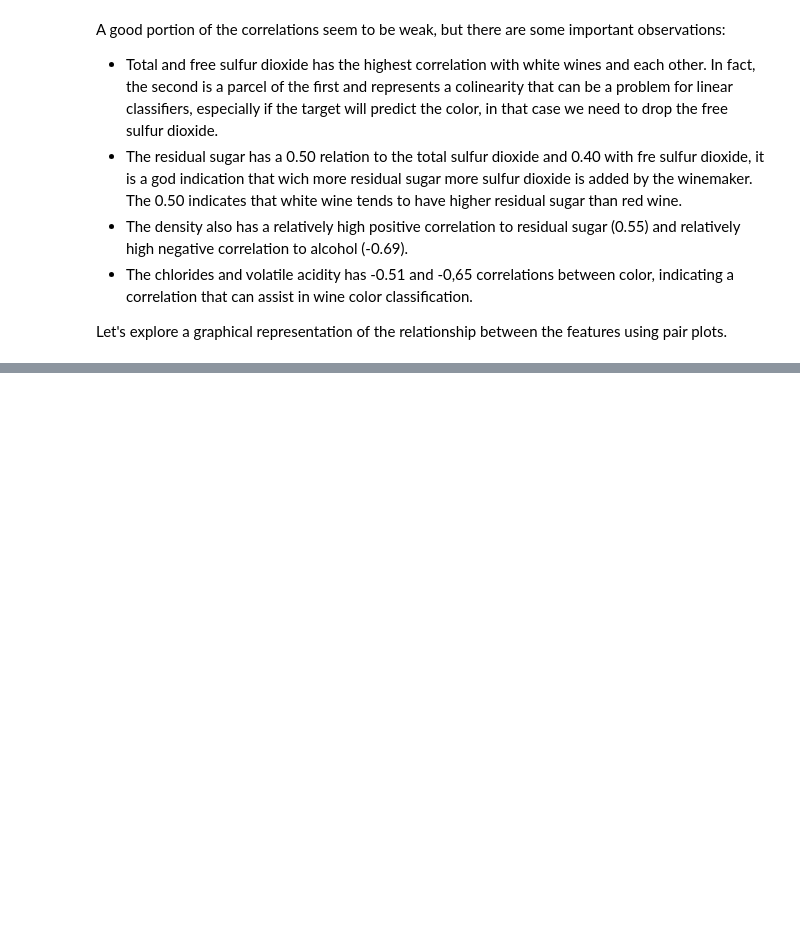
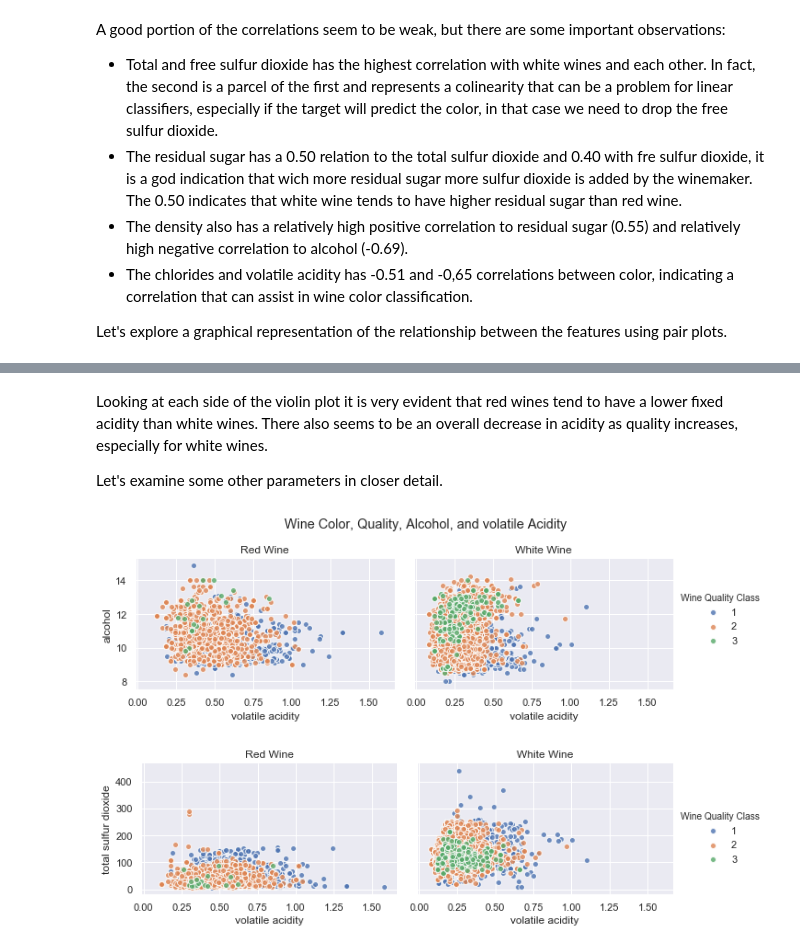
Before and after one commit to nwdelafu/wine-quality, a Jupyter notebook: main.ipynb, the cells around one changed output, grey strips where cells are left out. Drawn from its saved outputs; the diff is of its cells as text; code cells hidden in the pictures; blank space fills up the shorter version.

```diff
--- a/main.ipynb
+++ b/main.ipynb
@@ -561,0 +644,26 @@ plt.show()
+# %% [markdown]
+Looking at each side of the violin plot it is very evident that red wines tend to have a lower fixed acidity than white wines. There also seems to be an overall decrease in acidity as quality increases, especially for white wines.
+
+Let's examine some other parameters in closer detail.
+# %%
+g = sns.FacetGrid(wine, col = 'wine_color', hue = 'label', aspect = 1.5)
+g = g.map(plt.scatter, 'volatile acidity', 'alcohol' ,alpha = 0.8,
+          edgecolor = 'white')
+axes = g.axes.flatten()
+axes[0].set_title('Red Wine')
+axes[1].set_title('White Wine')
+fig = g.fig
+fig.suptitle('Wine Color, Quality, Alcohol, and volatile Acidity', y = 1.08)
+l = g.add_legend(title = 'Wine Quality Class')
+
+
+g = sns.FacetGrid(wine, col = 'wine_color', hue = 'label', aspect = 1.5)
+g = g.map(plt.scatter, 'volatile acidity', 'total sulfur dioxide',
+          edgecolor = 'white', alpha = 0.8)
+axes = g.axes.flatten()
+axes[0].set_title('Red Wine')
+axes[1].set_title('White Wine')
+l = g.add_legend(title = 'Wine Quality Class')
+# %% [output]
+[figure, added]
+[figure, added]
```
Also changed, not shown: parts of 8 cells of this notebook.
